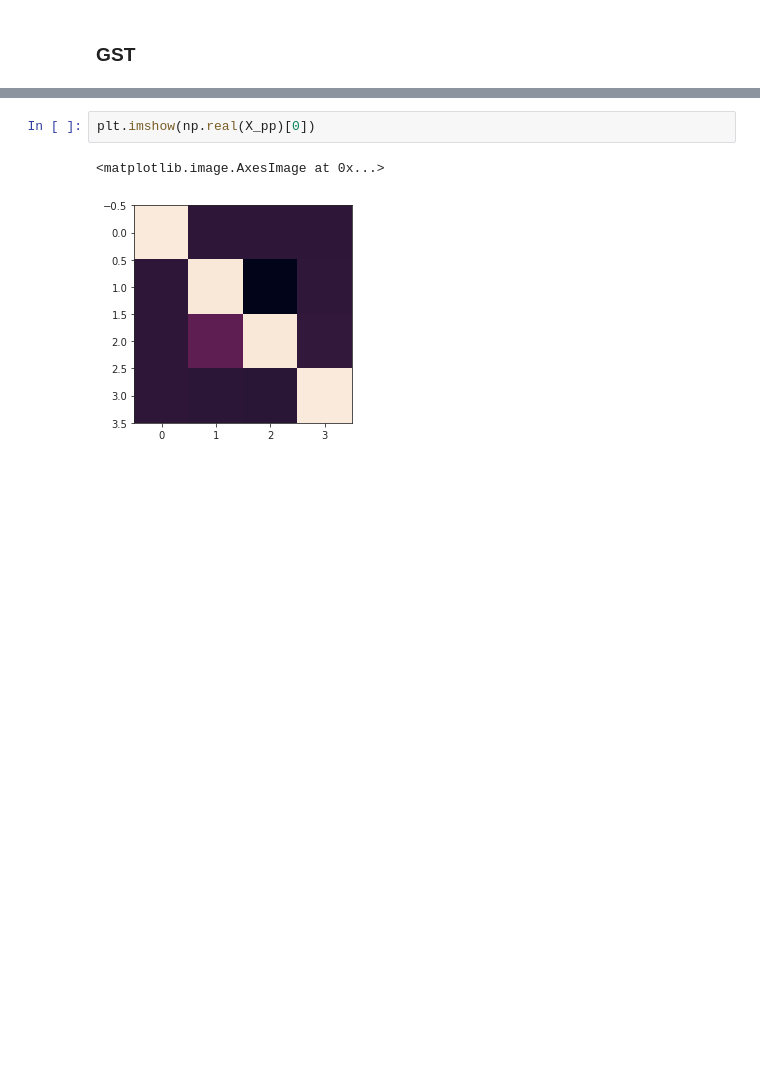
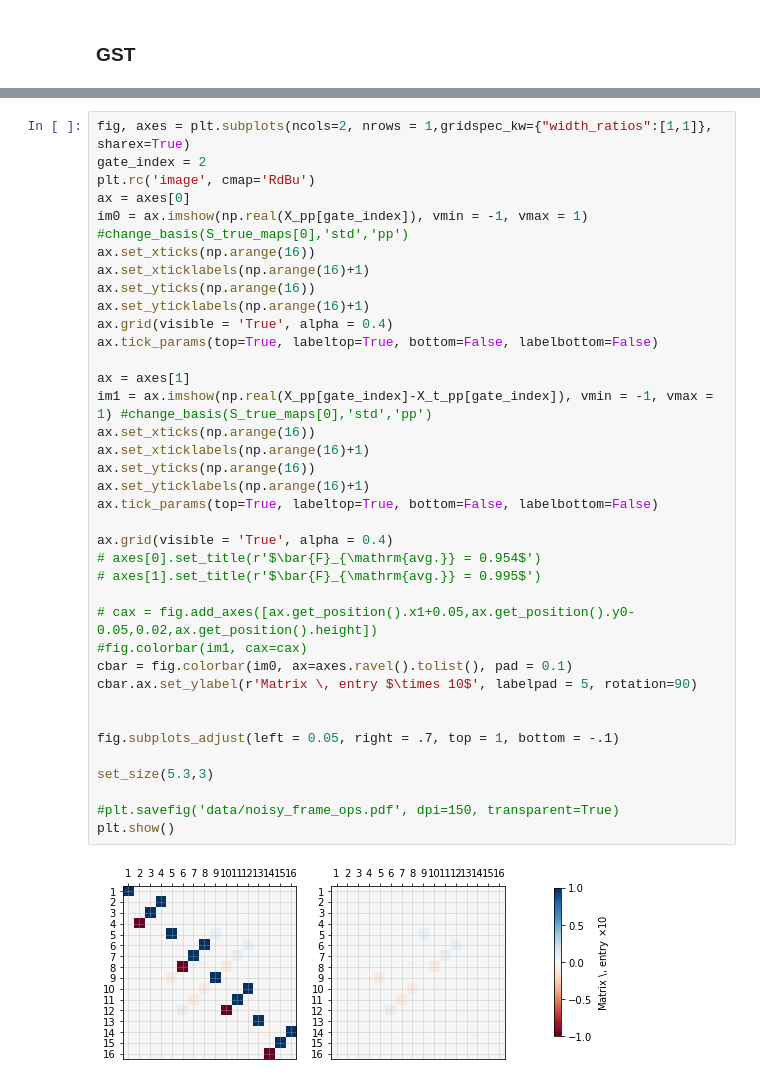
Before and after one commit to rabrie/qibocal, a Jupyter notebook: 2q_exp/2q_gst.ipynb, the cells around one changed output, grey strips where cells are left out. Saved outputs shown, nothing was run; the diff lists cells and outputs as text; blank space fills up the shorter version.

```diff
--- a/2q_exp/2q_gst.ipynb
+++ b/2q_exp/2q_gst.ipynb
@@ -153,6 +193,40 @@ display(s_g), display(s_o)
 (None, None)
-# %%
-plt.imshow(np.real(X_pp)[0])
-# %% [output]
-<matplotlib.image.AxesImage at 0x...>
-[figure, removed]
+# %%
+fig, axes = plt.subplots(ncols=2, nrows = 1,gridspec_kw={"width_ratios":[1,1]}, sharex=True)
+gate_index = 2
+plt.rc('image', cmap='RdBu')
+ax = axes[0]
+im0 = ax.imshow(np.real(X_pp[gate_index]), vmin = -1, vmax = 1) #change_basis(S_true_maps[0],'std','pp')
+ax.set_xticks(np.arange(16))
+ax.set_xticklabels(np.arange(16)+1)
+ax.set_yticks(np.arange(16))
+ax.set_yticklabels(np.arange(16)+1)
+ax.grid(visible = 'True', alpha = 0.4)
+ax.tick_params(top=True, labeltop=True, bottom=False, labelbottom=False)
+
+ax = axes[1]
+im1 = ax.imshow(np.real(X_pp[gate_index]-X_t_pp[gate_index]), vmin = -1, vmax = 1) #change_basis(S_true_maps[0],'std','pp')
+ax.set_xticks(np.arange(16))
+ax.set_xticklabels(np.arange(16)+1)
+ax.set_yticks(np.arange(16))
+ax.set_yticklabels(np.arange(16)+1)
+ax.tick_params(top=True, labeltop=True, bottom=False, labelbottom=False)
+
+ax.grid(visible = 'True', alpha = 0.4)
+# axes[0].set_title(r'$\bar{F}_{\mathrm{avg.}} = 0.954$')
+# axes[1].set_title(r'$\bar{F}_{\mathrm{avg.}} = 0.995$')
+
+# cax = fig.add_axes([ax.get_position().x1+0.05,ax.get_position().y0-0.05,0.02,ax.get_position().height])
+#fig.colorbar(im1, cax=cax)
+cbar = fig.colorbar(im0, ax=axes.ravel().tolist(), pad = 0.1)
+cbar.ax.set_ylabel(r'Matrix \, entry $\times 10$', labelpad = 5, rotation=90)
+
+
+fig.subplots_adjust(left = 0.05, right = .7, top = 1, bottom = -.1)
+
+set_size(5.3,3)
+
+#plt.savefig('data/noisy_frame_ops.pdf', dpi=150, transparent=True)
+plt.show()
+# %% [output]
+[figure, added]
```
Also changed, not shown: parts of 8 cells of this notebook, 2 other files.
